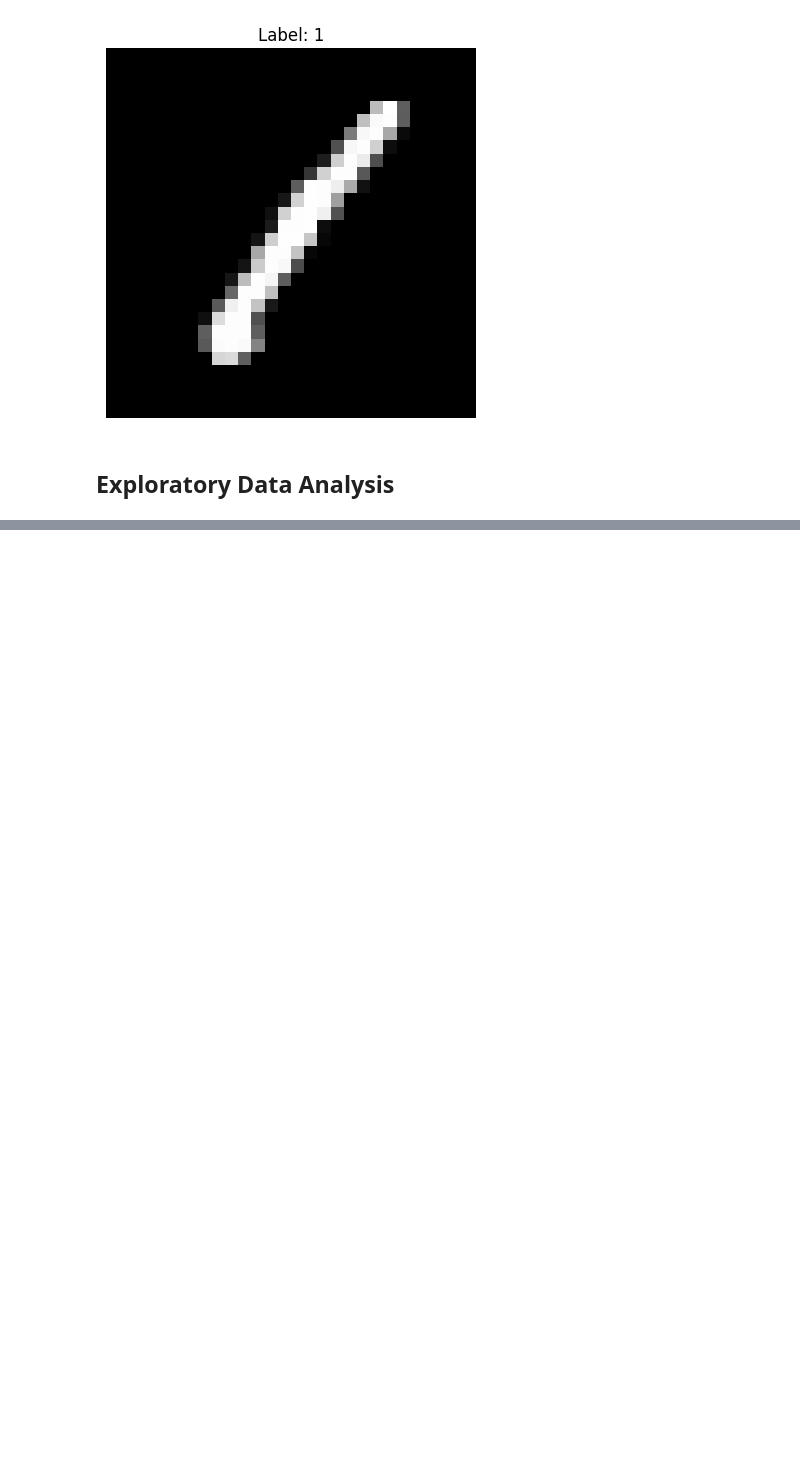
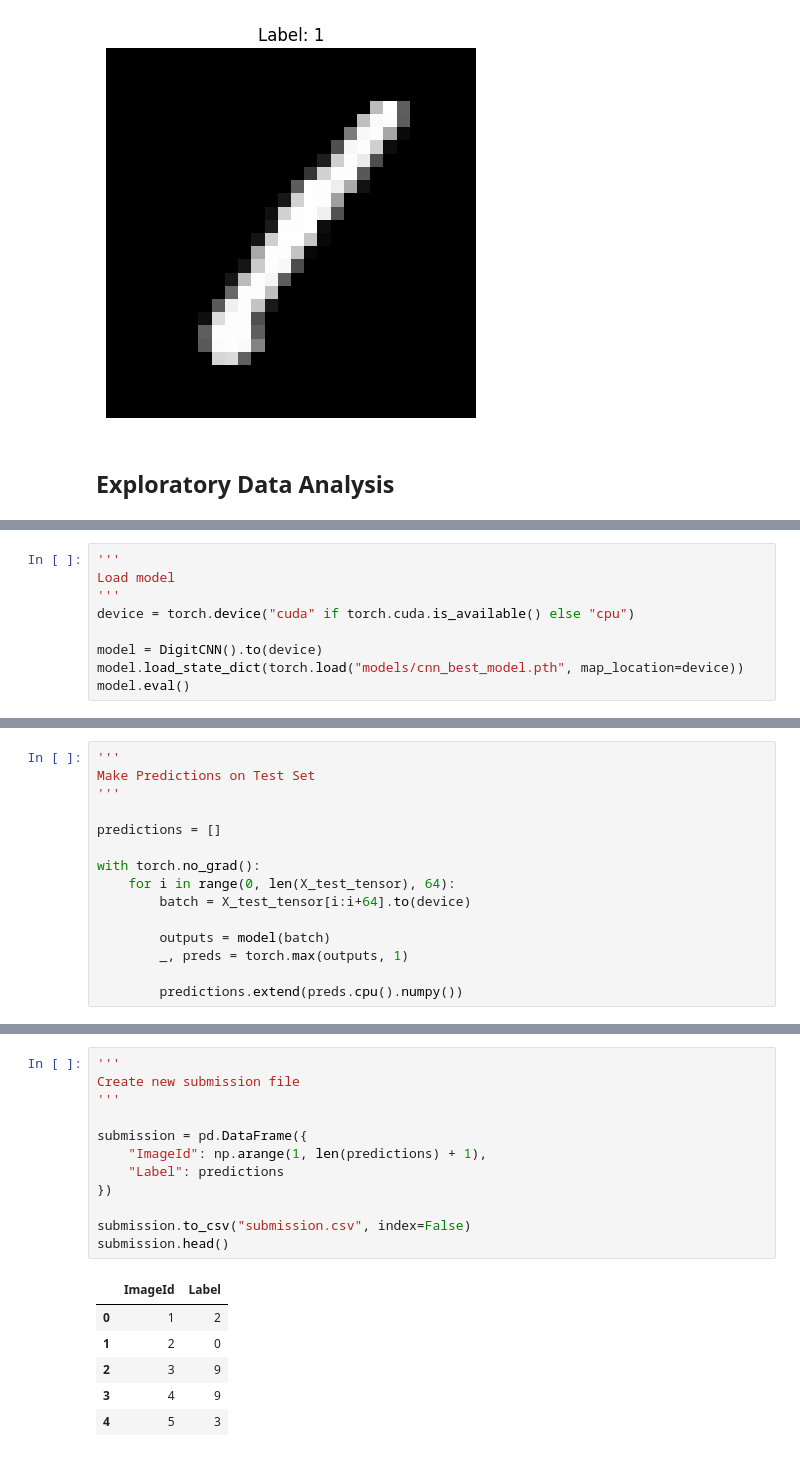
Before and after one commit to YouKnowJoey/digit-recognizer-computer-vision, a Jupyter notebook: digit_recognizer.ipynb, the cells around one changed output, grey strips where cells are left out. Drawn from its saved outputs; the diff is of its cells as text; blank space fills up the shorter version.

```diff
--- a/digit_recognizer.ipynb
+++ b/digit_recognizer.ipynb
@@ -50,0 +332,9 @@ plt.show()
+# %%
+'''
+Load model
+'''
+device = torch.device("cuda" if torch.cuda.is_available() else "cpu")
+
+model = DigitCNN().to(device)
+model.load_state_dict(torch.load("models/cnn_best_model.pth", map_location=device))
+model.eval()
@@ -50,0 +359,15 @@ plt.show()
+# %%
+'''
+Make Predictions on Test Set
+'''
+
+predictions = []
+
+with torch.no_grad():
+    for i in range(0, len(X_test_tensor), 64):
+        batch = X_test_tensor[i:i+64].to(device)
+
+        outputs = model(batch)
+        _, preds = torch.max(outputs, 1)
+
+        predictions.extend(preds.cpu().numpy())
@@ -50,0 +386,19 @@ plt.show()
+# %%
+'''
+Create new submission file
+'''
+
+submission = pd.DataFrame({
+    "ImageId": np.arange(1, len(predictions) + 1),
+    "Label": predictions
+})
+
+submission.to_csv("submission.csv", index=False)
+submission.head()
+# %% [output]
+|  | ImageId | Label |
+| 0 | 1 | 2 |
+| 1 | 2 | 0 |
+| 2 | 3 | 9 |
+| 3 | 4 | 9 |
+| 4 | 5 | 3 |
```
Also changed, not shown: parts of 21 cells of this notebook.
